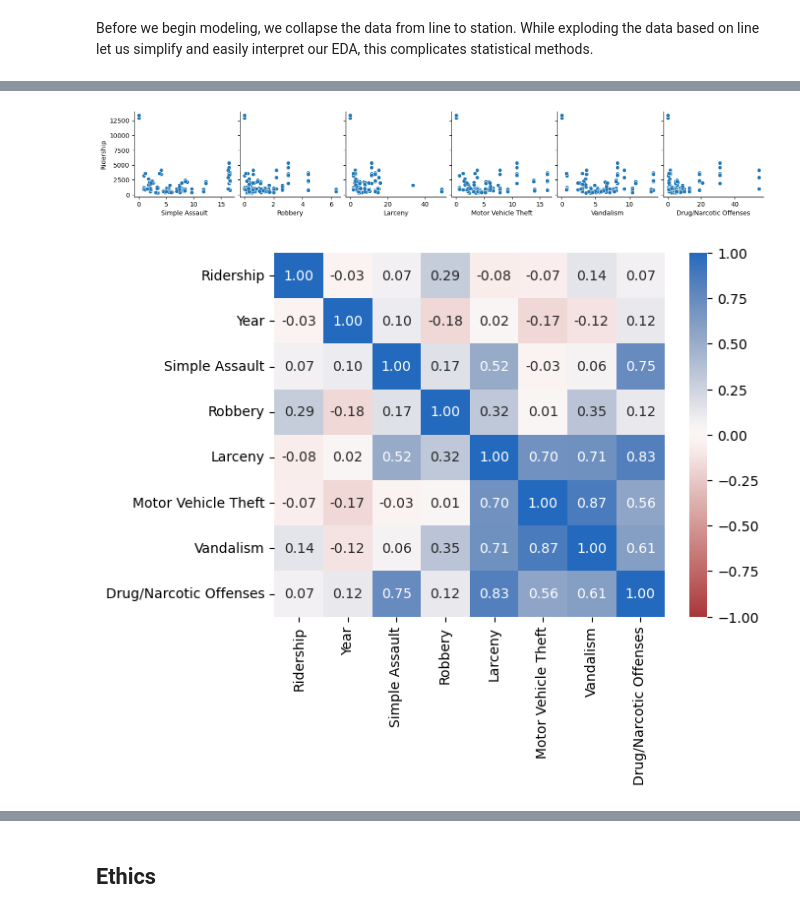
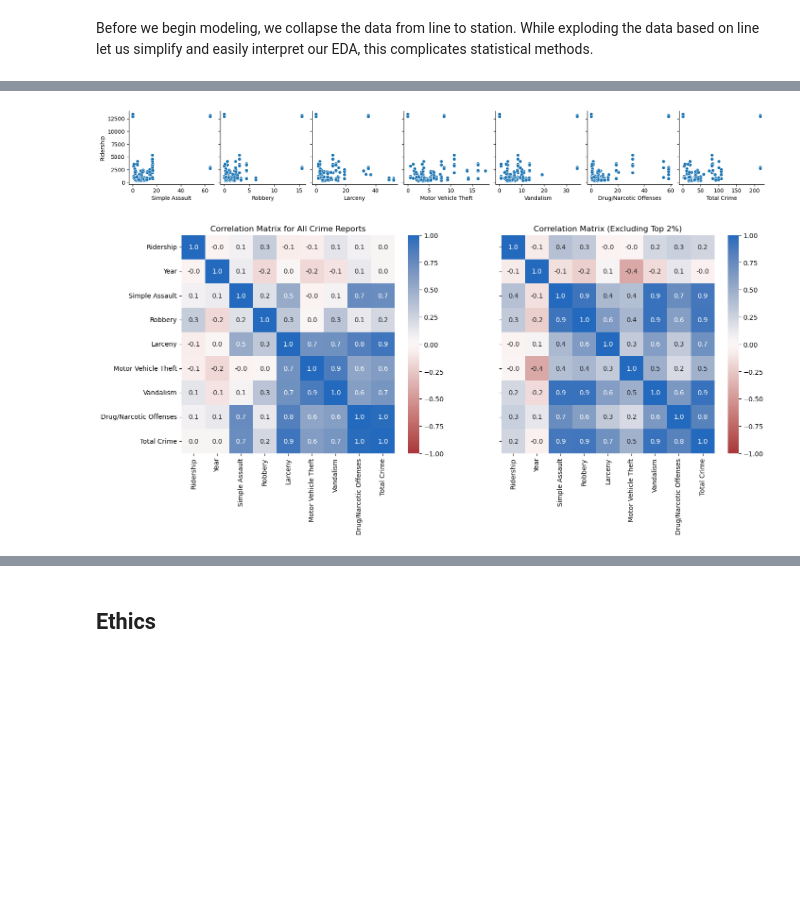
Before and after one commit to COGS108/Group022_WI26, a Jupyter notebook: 03-FinalProject.ipynb, the cells around one changed output, grey strips where cells are left out. Cells and saved outputs as stored; diff of their text form; code cells hidden in the pictures; blank space fills up the shorter version.

```diff
--- a/03-FinalProject.ipynb
+++ b/03-FinalProject.ipynb
@@ -651,18 +669,22 @@ sns.pairplot(mdl_df, x_vars=crime_cols, y_vars='Ridership');
 # %%
 # Editing the code above to exclude the top 2% of data (excludes outliers)
 
-crime_cols = ['Simple Assault', 'Robbery', 'Larceny', 'Motor Vehicle Theft', 'Vandalism', 'Drug/Narcotic Offenses']
+crime_cols = ['Simple Assault', 'Robbery', 'Larceny', 'Motor Vehicle Theft', 'Vandalism', 'Drug/Narcotic Offenses', 'Total Crime']
 
 
-filtered_df = mdl_df.copy()
+filtered_df = base_df.copy()
 for col in crime_cols:
-    upper = filtered_df[col].quantile(0.95)
+    upper = filtered_df[col].quantile(0.98)
     filtered_df = filtered_df[filtered_df[col] <= upper]
 
 sns.pairplot(filtered_df, x_vars=crime_cols, y_vars='Ridership');
 # %% [output]
-[figure, old version]
+[figure, new version]
-# %%
-sns.heatmap(mdl_df.corr(), annot=True, cmap='vlag_r', fmt='.2f', vmin=-1.0, vmax=1.0);
-# %% [output]
-[figure, removed]
+# %%
+fig, axs = plt.subplots(1, 2, figsize=(16, 6), sharey=True)
+sns.heatmap(base_df.corr(), annot=True, cmap='vlag_r', fmt='.1f', vmin=-1.0, vmax=1.0, ax=axs[0])
+axs[0].set_title('Correlation Matrix for All Crime Reports')
+sns.heatmap(filtered_df.corr(), annot=True, cmap='vlag_r', fmt='.1f', vmin=-1.0, vmax=1.0, ax=axs[1])
+axs[1].set_title('Correlation Matrix (Excluding Top 2%)');
+# %% [output]
+[figure, added]
```
Also changed, not shown: parts of 15 cells of this notebook.
